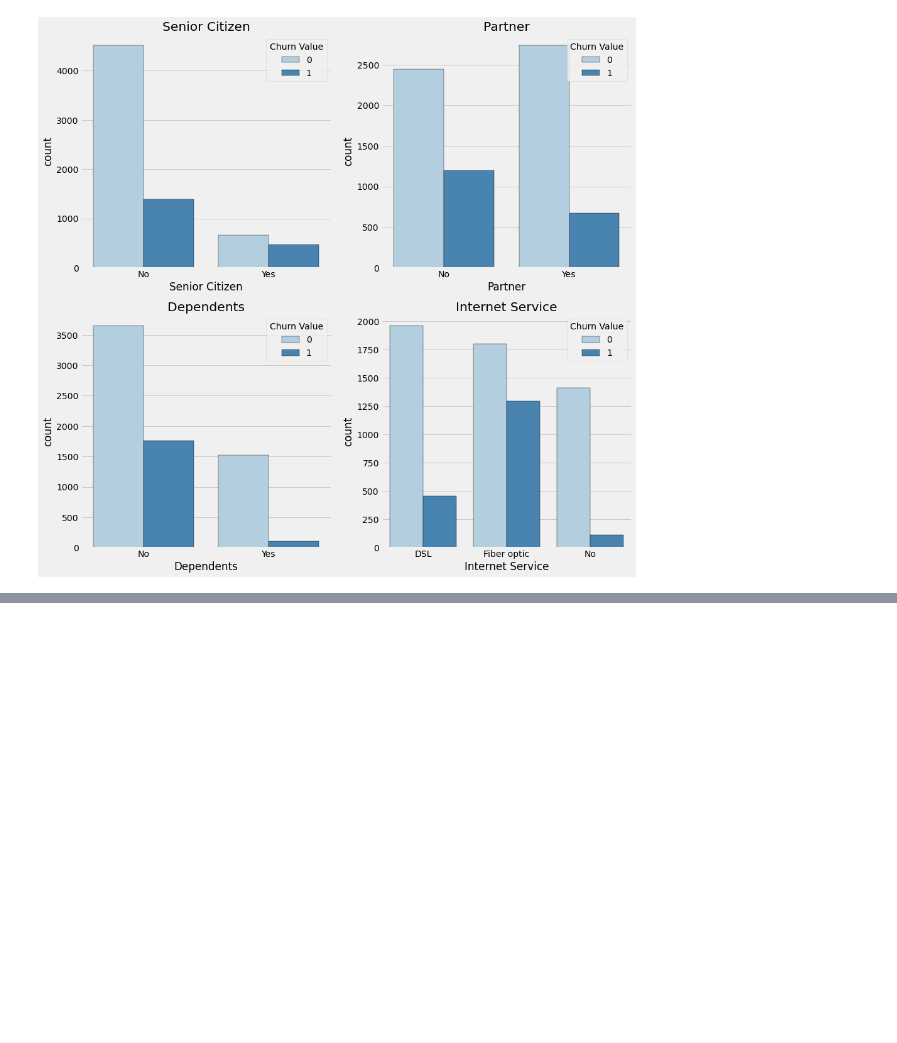
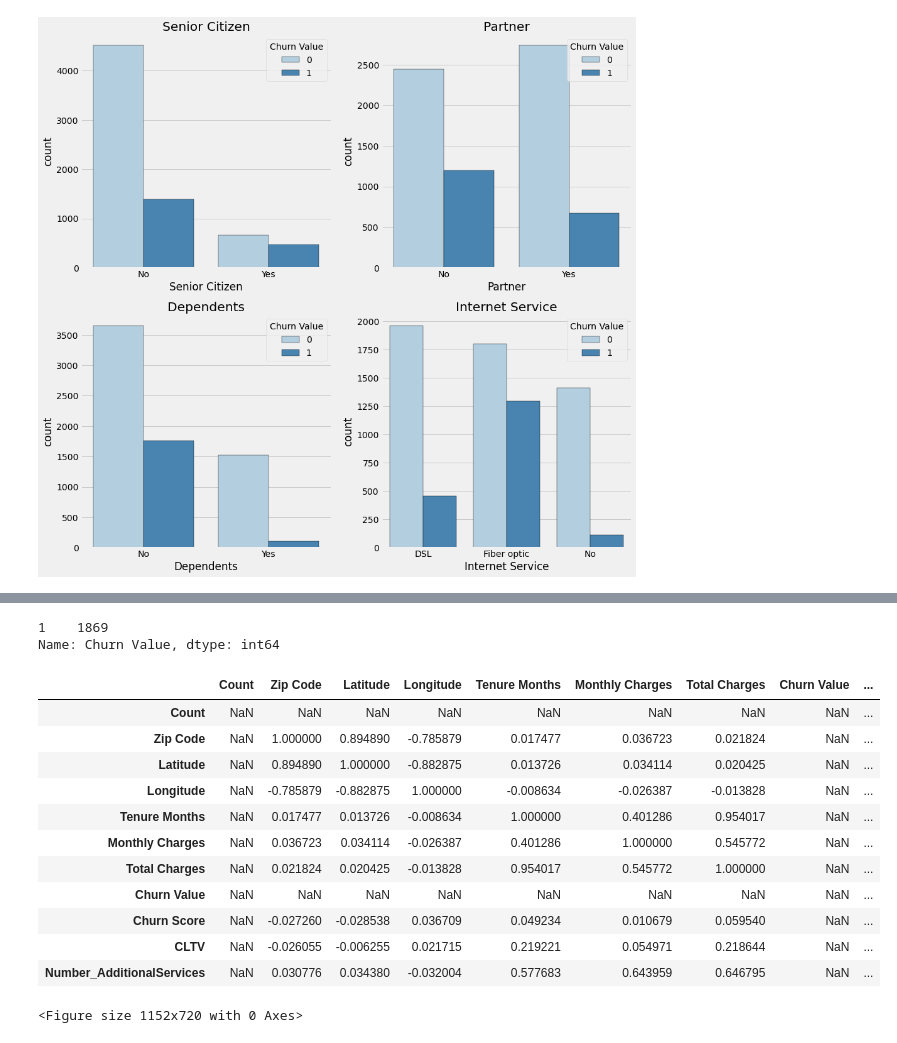
Before and after one commit to Phoenix-Woz-U/Customer-Churn-IBM-dataset-, a Jupyter notebook: Telco Customer Chrun-Z 2.ipynb, the cells around one changed output, grey strips where cells are left out. Drawn from its saved outputs; the diff is of its cells as text; code cells hidden in the pictures; blank space fills up the shorter version.

```diff
--- a/Telco Customer Chrun-Z 2.ipynb
+++ b/Telco Customer Chrun-Z 2.ipynb
@@ -7,6 +7,8 @@ import seaborn as sns
 %matplotlib inline
 
 dp = pd.read_csv('/Users/zoranaheimuli/Desktop/Telco_Cleaned.csv')
+# %%
+pd.set_option("display.max_columns",34)
 # %%
 #show the features (=columns) and first data entries of the data frame
 dp.head(5)
@@ -210,3 +240,26 @@ countplot('Churn Value', ['Number_AdditionalServices'], dp)
+# %%
+dp['Churn Value'].value_counts()
+# %% [output]
+1    1869
+Name: Churn Value, dtype: int64
+# %%
+#display correlation plot for correlation of churn w/ each feature
+plt.figure(figsize=(16,10))
+dp.corr()#['Churn Value'].sort_values(ascending=False)#.plot(kind='bar', figsize=(20,5))
+# %% [output]
+|  | Count | Zip Code | Latitude | Longitude | Tenure Months | Monthly Charges | Total Charges | Churn Value | ... |
+| Count | NaN | NaN | NaN | NaN | NaN | NaN | NaN | NaN | ... |
+| Zip Code | NaN | 1.000000 | 0.894890 | -0.785879 | 0.017477 | 0.036723 | 0.021824 | NaN | ... |
+| Latitude | NaN | 0.894890 | 1.000000 | -0.882875 | 0.013726 | 0.034114 | 0.020425 | NaN | ... |
+| Longitude | NaN | -0.785879 | -0.882875 | 1.000000 | -0.008634 | -0.026387 | -0.013828 | NaN | ... |
+| Tenure Months | NaN | 0.017477 | 0.013726 | -0.008634 | 1.000000 | 0.401286 | 0.954017 | NaN | ... |
+| Monthly Charges | NaN | 0.036723 | 0.034114 | -0.026387 | 0.401286 | 1.000000 | 0.545772 | NaN | ... |
+| Total Charges | NaN | 0.021824 | 0.020425 | -0.013828 | 0.954017 | 0.545772 | 1.000000 | NaN | ... |
+| Churn Value | NaN | NaN | NaN | NaN | NaN | NaN | NaN | NaN | ... |
+| Churn Score | NaN | -0.027260 | -0.028538 | 0.036709 | 0.049234 | 0.010679 | 0.059540 | NaN | ... |
+| CLTV | NaN | -0.026055 | -0.006255 | 0.021715 | 0.219221 | 0.054971 | 0.218644 | NaN | ... |
+| Number_AdditionalServices | NaN | 0.030776 | 0.034380 | -0.032004 | 0.577683 | 0.643959 | 0.646795 | NaN | ... |
+<Figure size 1152x720 with 0 Axes>
 # %%
 #label encoding
 features_le = ['Gender', 'Partner','Dependents', 'Churn Value', 'Phone Service', 'Paperless Billing' ]
```
Also changed, not shown: parts of 15 cells of this notebook.
